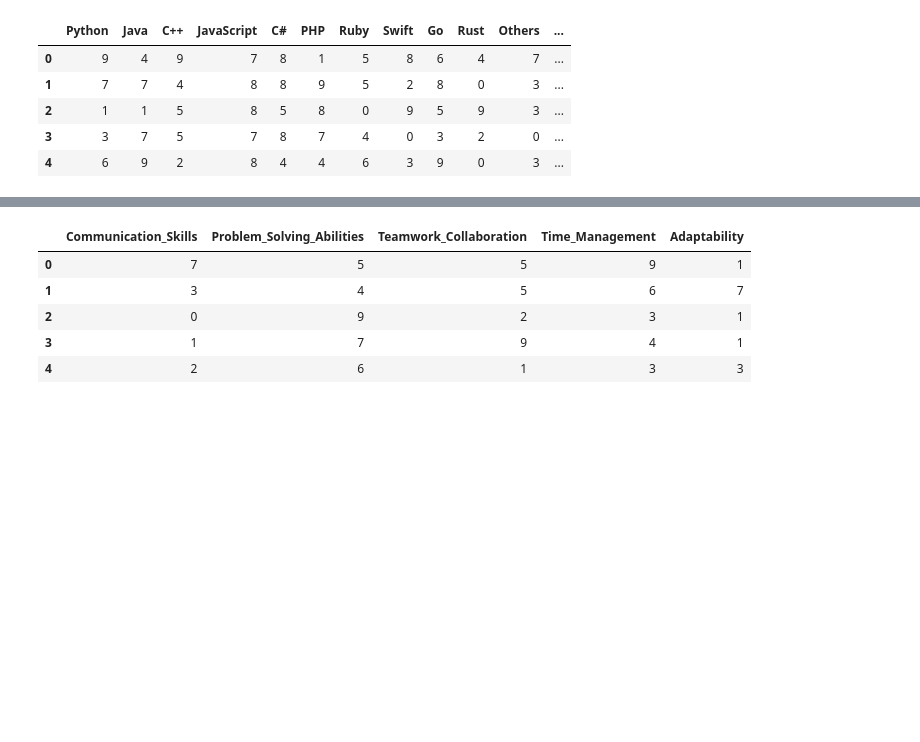
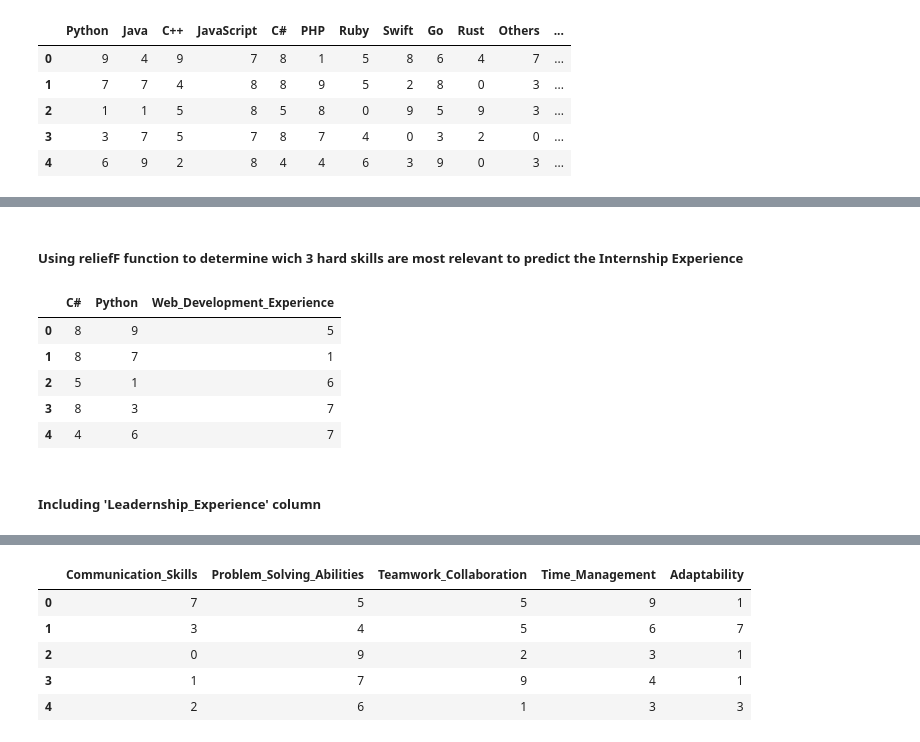
Before and after one commit to akitodr/dataMiningProject, a Jupyter notebook: main.ipynb, the cells around one changed output, grey strips where cells are left out. Saved outputs shown, nothing was run; the diff lists cells and outputs as text; code cells hidden in the pictures; blank space fills up the shorter version.

```diff
--- a/main.ipynb
+++ b/main.ipynb
@@ -347,5 +375,0 @@ Obtendo média de Hard Skills
-# %%
-hardskills_df['Hard Skills Mean'] = hardskills_df.mean(axis=1)
-print(hardskills_df['Hard Skills Mean'].max())
-print(hardskills_df['Hard Skills Mean'].min())
-hardskills_df.head()
@@ -375,0 +378,3 @@ hardskills_disct_df.head()
+# %%
+hs_intern_df = add_columns('Internship_Experience', hardskills_df).copy()
+hs_intern_df.head()
@@ -375,0 +388,14 @@ hardskills_disct_df.head()
+# %% [markdown]
+##### Using reliefF function to determine wich 3 hard skills are most relevant to predict the Internship Experience
+# %%
+hs_intern_reliefF_df = reliefF(3, hs_intern_df, 'Internship_Experience')
+hs_intern_reliefF_df.head()
+# %% [output]
+|  | C# | Python | Web_Development_Experience |
+| 0 | 8 | 9 | 5 |
+| 1 | 8 | 7 | 1 |
+| 2 | 5 | 1 | 6 |
+| 3 | 8 | 3 | 7 |
+| 4 | 4 | 6 | 7 |
+# %% [markdown]
+##### Including 'Leadernship_Experience' column
```
Also changed, not shown: parts of 56 cells of this notebook.
